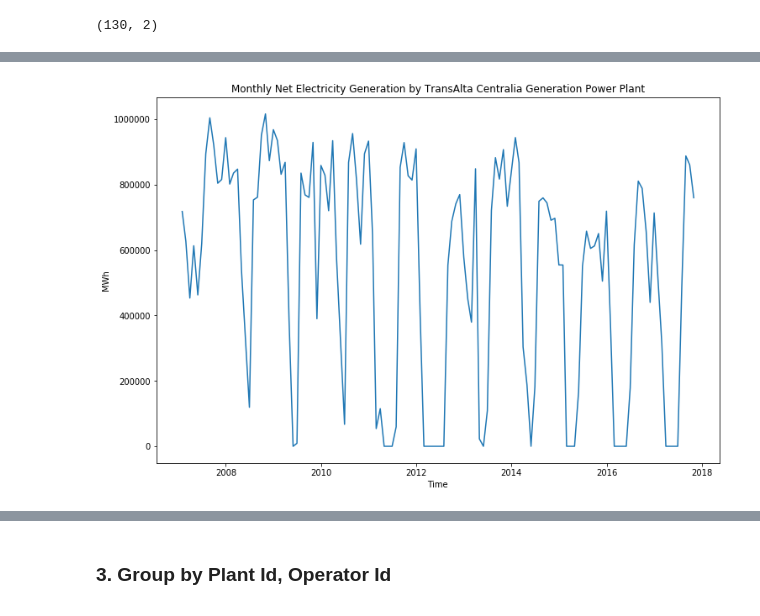
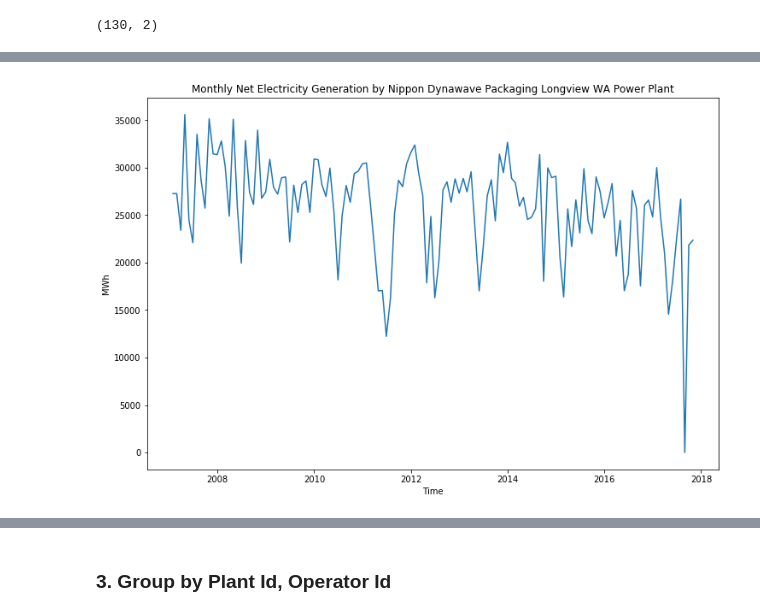
Before and after one commit to xingliuUT/battery_planner, a Jupyter notebook: import_data.ipynb, the cells around one changed output, grey strips where cells are left out. Cells and saved outputs as stored; diff of their text form; code cells hidden in the pictures.

Commit message:
feat: another time series graph for plantid50187

```diff
--- a/import_data.ipynb
+++ b/import_data.ipynb
@@ -211,7 +225,7 @@ def clean_by_year_after2011(raw_df, year_str, delim = ' ', search_col = 'Net Gen
 #     df = raw_df.loc[~drop_row_ind, :]
     # Use plant's & operator's id and name as row index
 #     df = df.set_index(['Plant ID', 'Plant Name', 'Operator ID', 'Operator Name', 'State'])
-    plant_row_ind = raw_df.loc[:, 'Plant ID'] == 3845
+    plant_row_ind = raw_df.loc[:, 'Plant ID'] == 50187
     df = raw_df.loc[plant_row_ind, :]
     # Use plant's & operator's id and name as row index
 #     df = df.set_index(['Plant Id', 'Plant Name', 'Operator Id', 'Operator Name', state_col])
@@ -390,6 +408,8 @@ ts2015 = df2015_new.sum(axis = 0)
 ts2015.shape
 # %% [output]
 (12,)
+# %%
+df2016_new[df2016_new == '.'] = 0.
 # %%
 ts2016 = df2016_new.sum(axis = 0)
 # %%
@@ -399,9 +419,9 @@ ts2016.shape
 # %%
 ts2017 = df2017_new.sum(axis = 0)
 # %%
-ts2017[ts2017 == '....'] = 0.
+ts2017[ts2017 == '.......'] = 0.
 # %%
-ts2017.drop(['NOV_2017', 'DEC_2017'], inplace = True)
+#ts2017.drop(['NOV_2017', 'DEC_2017'], inplace = True)
 # %%
 ts2017
 # %% [output]
@@ -467,9 +487,9 @@ df_input = df_ts.loc[:,['time_stamp', 'net_gen']]
 # %%
 fig, ax = plt.subplots(figsize = (12, 8))
 ax.plot(df_input.loc[:,'time_stamp'], df_input.loc[:, 'net_gen'])
 ax.set_xlabel('Time');
 ax.set_ylabel('MWh');
-ax.set_title('Monthly Net Electricity Generation by TransAlta Centralia Generation Power Plant');
+ax.set_title('Monthly Net Electricity Generation by Nippon Dynawave Packaging Longview WA Power Plant');
 # %% [output]
-[figure, old version]
+[figure, new version]
 # %%
```
Also changed, not shown: parts of 32 cells of this notebook.
